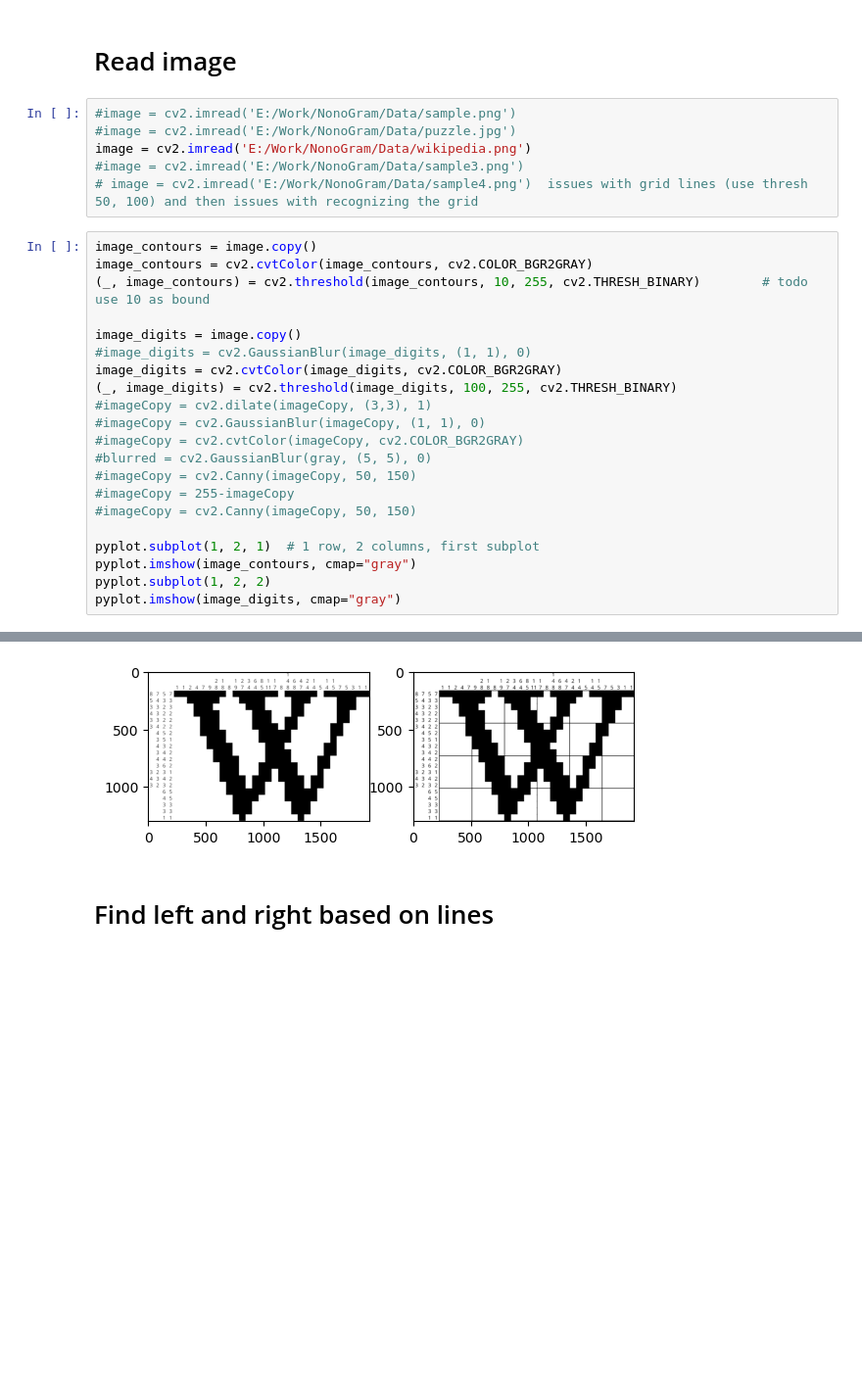
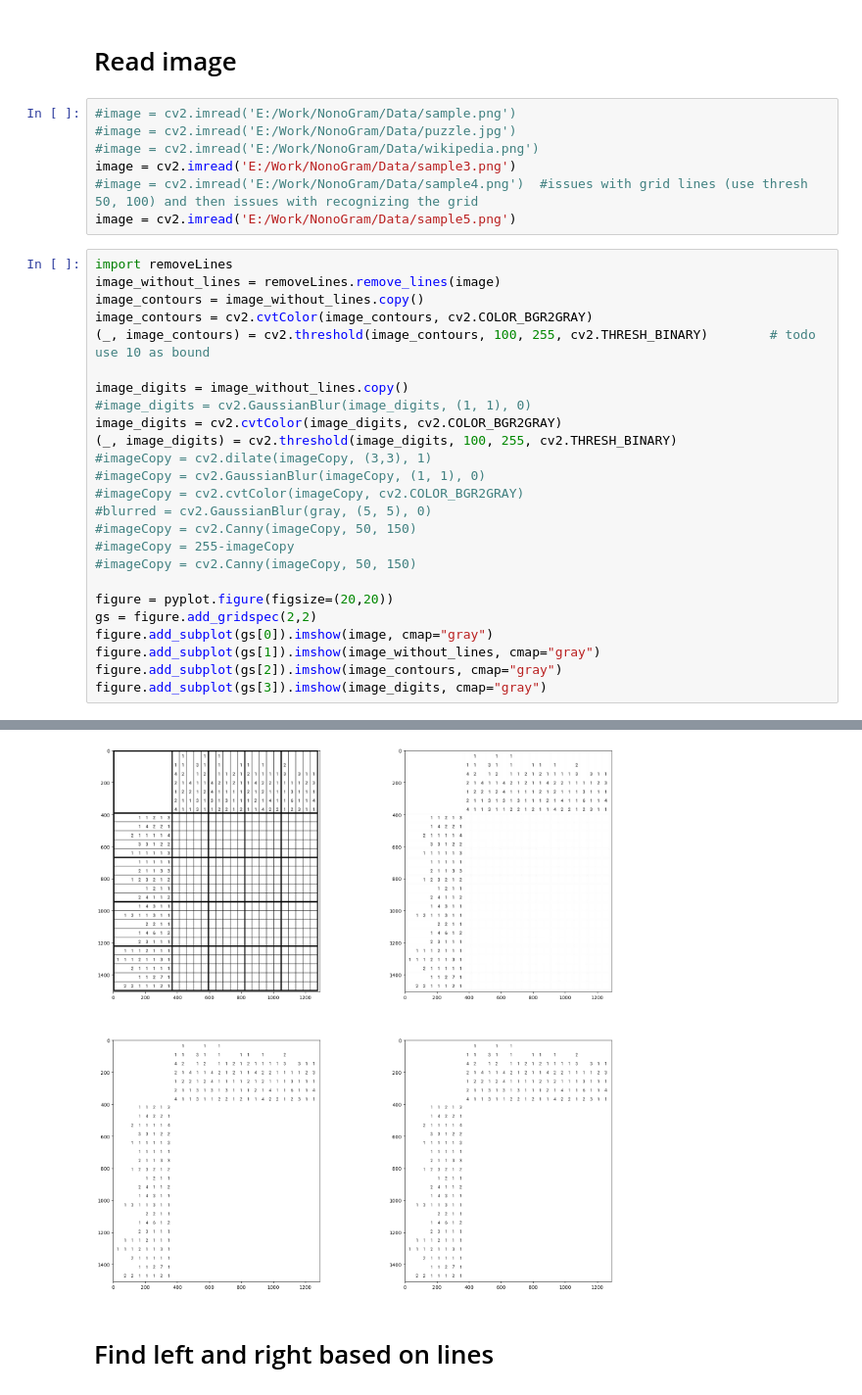
Before and after one commit to igloo81/nonogram, a Jupyter notebook: NonoGram start.ipynb, the cells around one changed output, grey strips where cells are left out. Shown at 98% size. Cells and saved outputs as stored; diff of their text form; blank space fills up the shorter version.

```diff
--- a/NonoGram start.ipynb
+++ b/NonoGram start.ipynb
@@ -43,33 +26,38 @@ SyntaxError: cannot assign to function call here. Maybe you meant '==' instead o
 # %%
 #image = cv2.imread('E:/Work/NonoGram/Data/sample.png')
 #image = cv2.imread('E:/Work/NonoGram/Data/puzzle.jpg')
-image = cv2.imread('E:/Work/NonoGram/Data/wikipedia.png')
-#image = cv2.imread('E:/Work/NonoGram/Data/sample3.png')
-# image = cv2.imread('E:/Work/NonoGram/Data/sample4.png')  issues with grid lines (use thresh 50, 100) and then issues with recognizing the grid
+#image = cv2.imread('E:/Work/NonoGram/Data/wikipedia.png')
+image = cv2.imread('E:/Work/NonoGram/Data/sample3.png')
+#image = cv2.imread('E:/Work/NonoGram/Data/sample4.png')  #issues with grid lines (use thresh 50, 100) and then issues with recognizing the grid
+image = cv2.imread('E:/Work/NonoGram/Data/sample5.png')
 # %%
-image_contours = image.copy()
+import removeLines
+image_without_lines = removeLines.remove_lines(image)
+image_contours = image_without_lines.copy()
 image_contours = cv2.cvtColor(image_contours, cv2.COLOR_BGR2GRAY)
-(_, image_contours) = cv2.threshold(image_contours, 10, 255, cv2.THRESH_BINARY)        # todo use 10 as bound
+(_, image_contours) = cv2.threshold(image_contours, 100, 255, cv2.THRESH_BINARY)        # todo use 10 as bound
 
-image_digits = image.copy()
+image_digits = image_without_lines.copy()
 #image_digits = cv2.GaussianBlur(image_digits, (1, 1), 0)
 image_digits = cv2.cvtColor(image_digits, cv2.COLOR_BGR2GRAY)
 (_, image_digits) = cv2.threshold(image_digits, 100, 255, cv2.THRESH_BINARY)
 #imageCopy = cv2.dilate(imageCopy, (3,3), 1)
 #imageCopy = cv2.GaussianBlur(imageCopy, (1, 1), 0)
 #imageCopy = cv2.cvtColor(imageCopy, cv2.COLOR_BGR2GRAY)
 #blurred = cv2.GaussianBlur(gray, (5, 5), 0)
 #imageCopy = cv2.Canny(imageCopy, 50, 150)
 #imageCopy = 255-imageCopy
 #imageCopy = cv2.Canny(imageCopy, 50, 150)
 
-pyplot.subplot(1, 2, 1)  # 1 row, 2 columns, first subplot
-pyplot.imshow(image_contours, cmap="gray")
-pyplot.subplot(1, 2, 2)
-pyplot.imshow(image_digits, cmap="gray")
+figure = pyplot.figure(figsize=(20,20))
+gs = figure.add_gridspec(2,2)
+figure.add_subplot(gs[0]).imshow(image, cmap="gray")
+figure.add_subplot(gs[1]).imshow(image_without_lines, cmap="gray")
+figure.add_subplot(gs[2]).imshow(image_contours, cmap="gray")
+figure.add_subplot(gs[3]).imshow(image_digits, cmap="gray")
 # %% [output]
 <matplotlib.image.AxesImage at 0x...>
-[figure, old version]
+[figure, new version]
 # %% [markdown]
 # Find left and right based on lines
 # %%
```
Also changed, not shown: parts of 9 cells of this notebook, 5 other files.
